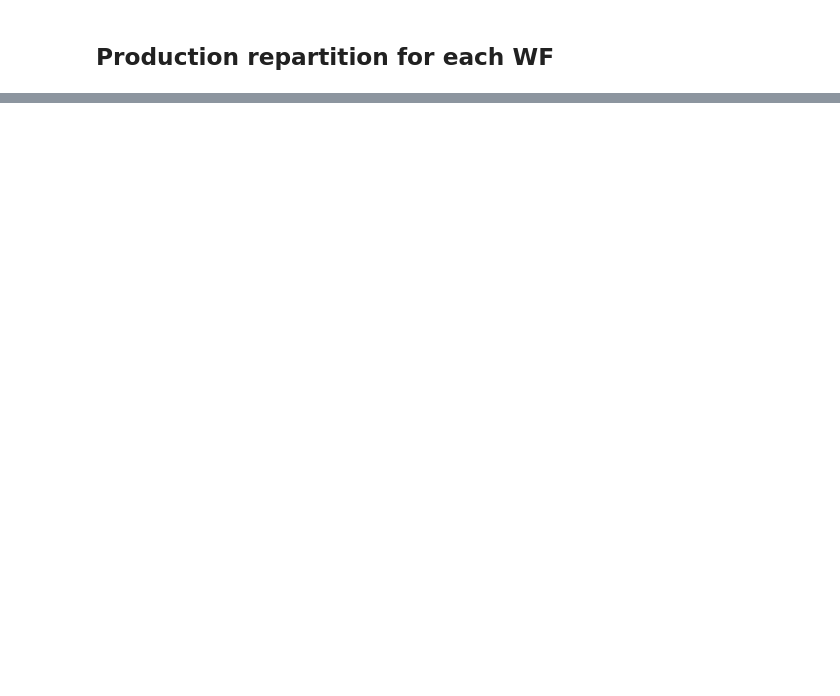
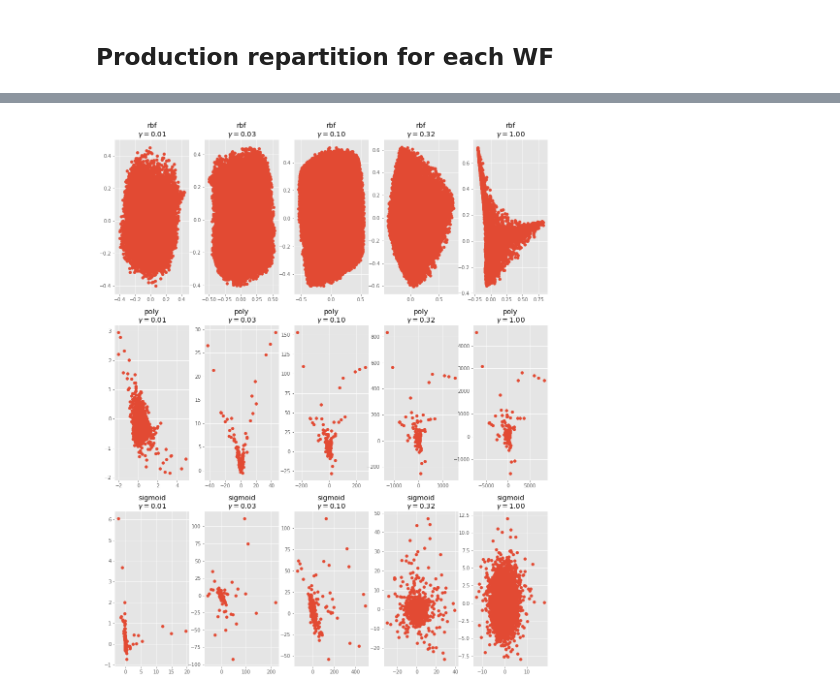
Before and after one commit to gaspardbb/astreos, a Jupyter notebook: plots.ipynb, the cells around one changed output, grey strips where cells are left out. Cells and saved outputs as stored; diff of their text form; code cells hidden in the pictures; blank space fills up the shorter version.

```diff
--- a/plots.ipynb
+++ b/plots.ipynb
@@ -75,0 +110,3 @@ g.savefig('samples/production_repartition_for_WF.png')
+# %%
+model = LassoCV(n_alphas=10, cv=10, normalize=True)
+model.fit(X, Y)
@@ -75,0 +146,16 @@ g.savefig('samples/production_repartition_for_WF.png')
+# %%
+gammas = np.logspace(-2, 0, 5)
+kernels = ['rbf', 'poly', 'sigmoid']
+result = {}
+for gamma, kernel in product(gammas, kernels):
+    nystrom = Nystroem(gamma=gamma, kernel=kernel, n_components=500)
+    model = Pipeline([("Feature transform", nystrom), ("PCA", PCA(n_components=2))])
+    result[kernel, gamma] = model.fit_transform(X)
+# %%
+fig, axes = plt.subplots(3, 5, figsize=(16, 20))
+
+for (label, X_reduced), ax in zip(result.items(), axes.T.flatten()):
+    ax.scatter(X_reduced[:, 0], X_reduced[:, 1])
+    ax.set_title(f"{label[0]}\n$\gamma={label[1]:.2f}$")
+# %% [output]
+[figure, added]
```
Also changed, not shown: parts of 26 cells of this notebook, 2 other files.
